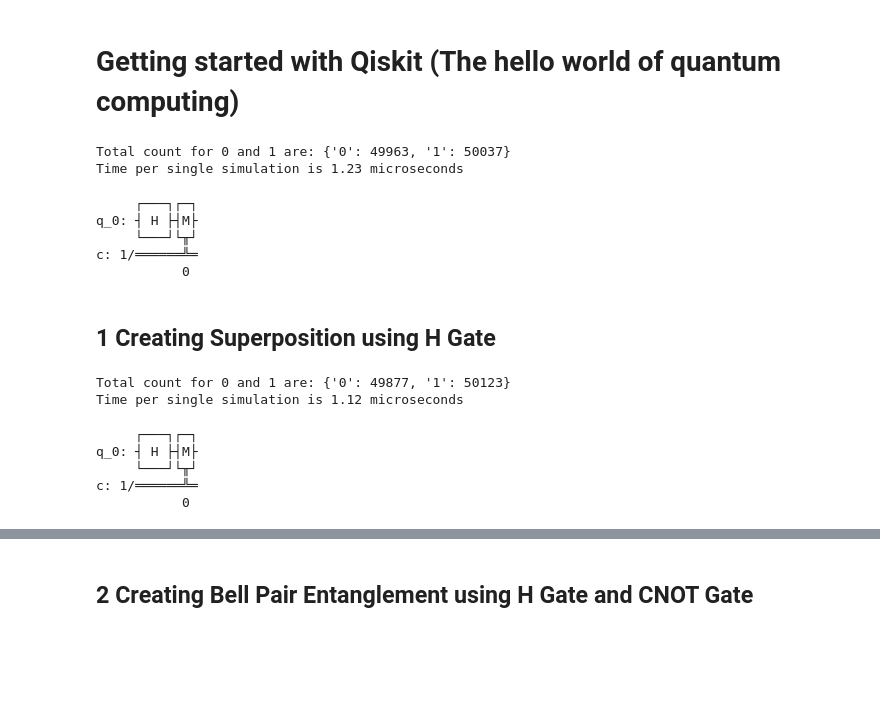
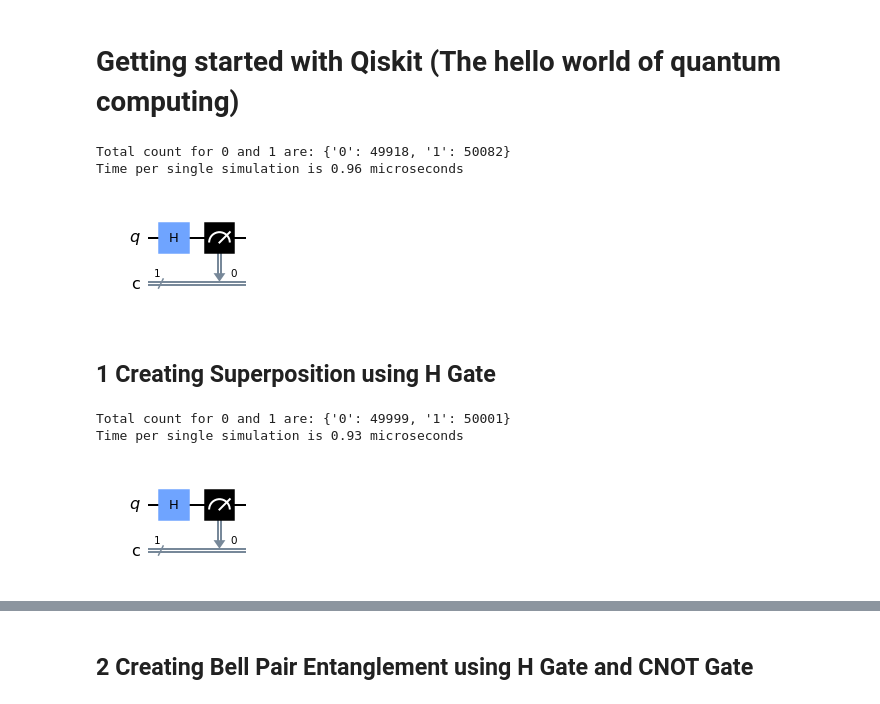
Before and after one commit to caitaozhan/testing, a Jupyter notebook: quantum/IBM-qiskit/hello_quantum_world.ipynb, the cells around one changed output, grey strips where cells are left out. Cells and saved outputs as stored; diff of their text form; code cells hidden in the pictures; blank space fills up the shorter version.

```diff
--- a/quantum/IBM-qiskit/hello_quantum_world.ipynb
+++ b/quantum/IBM-qiskit/hello_quantum_world.ipynb
@@ -14,29 +14,26 @@ from qiskit.visualization import plot_histogram
 # %%
 # Old qiskit style
 
 circuit = QuantumCircuit(1, 1)
 circuit.h(0)
 circuit.measure([0], [0])
 
-simulator = Aer.get_backend('qasm_simulator')
+simulator = QasmSimulator()
 shots = 100_000
 start = time.time()
-job = execute(circuit, simulator, shots=shots)
+compiled_circuit = transpile(circuit, simulator)
+job = simulator.run(compiled_circuit, shots=shots)
 result = job.result()
 elapse = time.time() - start
 counts = result.get_counts(circuit)
 
 print(f'Total count for 0 and 1 are: {counts}')
 print(f'Time per single simulation is {elapse/shots*1e6:.2f} microseconds')
-circuit.draw()
+circuit.draw('mpl')
 # %% [output]
-Total count for 0 and 1 are: {'0': 49963, '1': 50037}
-Time per single simulation is 1.23 microseconds
+Total count for 0 and 1 are: {'0': 49918, '1': 50082}
+Time per single simulation is 0.96 microseconds
-     ┌───┐┌─┐
-q_0: ┤ H ├┤M├
-     └───┘└╥┘
-c: 1/══════╩═
-           0
+[figure, added]
 # %% [markdown]
 ## 1 Creating Superposition using H Gate
 # %%
@@ -55,15 +52,11 @@ counts = result.get_counts(compiled_circuit)
 
 print(f'Total count for 0 and 1 are: {counts}')
 print(f'Time per single simulation is {elapse/shots*1e6:.2f} microseconds')
-circuit.draw()
+circuit.draw('mpl')
 # %% [output]
-Total count for 0 and 1 are: {'0': 49877, '1': 50123}
-Time per single simulation is 1.12 microseconds
+Total count for 0 and 1 are: {'0': 49999, '1': 50001}
+Time per single simulation is 0.93 microseconds
-     ┌───┐┌─┐
-q_0: ┤ H ├┤M├
-     └───┘└╥┘
-c: 1/══════╩═
-           0
+[figure, added]
 # %%
 plot_histogram(counts)
 # %% [output]
```
Also changed, not shown: parts of 6 cells of this notebook, 2 other files.
